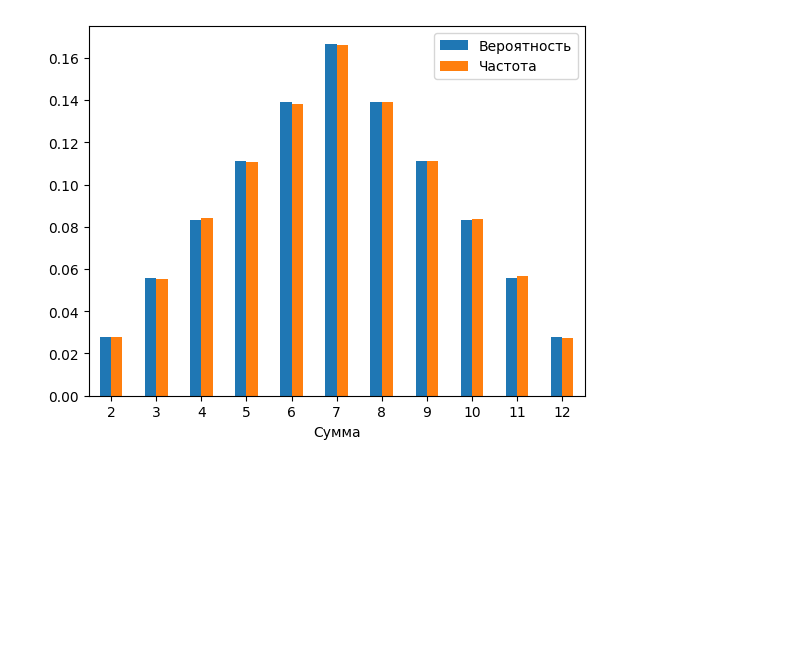
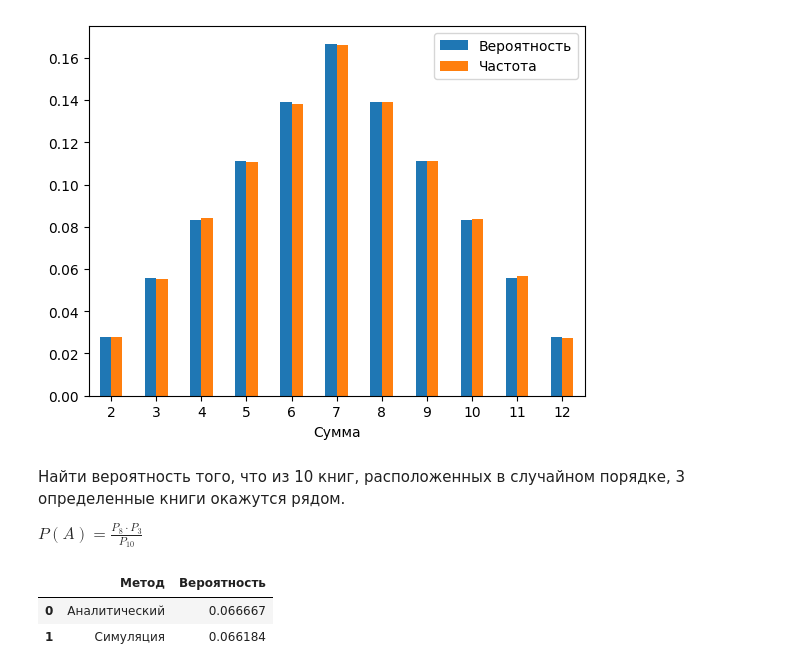
Before and after one commit to atrepalin/Probability-Threory-RSREU, a Jupyter notebook: tasks.ipynb, the cells around one changed output. Drawn from its saved outputs; the diff is of its cells as text; code cells hidden in the pictures; blank space fills up the shorter version.

```diff
--- a/tasks.ipynb
+++ b/tasks.ipynb
@@ -375,3 +375,62 @@ df[["Вероятность", "Частота"]].plot.bar(rot=0);
 | 11 | 0.055556 | 0.05652 | 0.000964 |
 | 12 | 0.027778 | 0.02749 | 0.000288 |
 [figure]
+# %% [markdown]
+Найти вероятность того, что из 10 книг, расположенных в случайном порядке, 3 определенные книги окажутся рядом.
+
+$P(A) = \frac{P_8 \cdot P_3}{P_{10}}$
+# %%
+import numpy as np
+import scipy.special as sc
+import plotly.graph_objs as go
+import random
+
+books = ["A", "B", "C"] + [f"X{i}" for i in range(1, 8)]
+
+N_values = np.array(range(10, 10001, 50))
+P_A_values = []
+
+for N in N_values:
+    N_A = 0
+
+    for _ in range(N):
+        random.shuffle(books)
+
+        for i in range(10 - 3 + 1):
+            window = books[i : i + 3]
+            if set(window) == {"A", "B", "C"}:
+                break
+        else:
+            continue
+
+        N_A += 1
+
+    P_A_values.append(N_A / N)
+
+theoretical = sc.factorial(8) * sc.factorial(3) / sc.factorial(10)
+
+fig = go.Figure([go.Scatter(x=N_values, y=P_A_values)])
+fig.add_shape(
+    type="line",
+    x0=0,
+    y0=theoretical,
+    x1=N_values[-1],
+    y1=theoretical,
+    line=dict(color="red", width=2),
+)
+
+fig.update_layout(xaxis_title="N", yaxis_title="P(A)")
+fig.show()
+
+df = pd.DataFrame(
+    {
+        "Метод": ["Аналитический", "Симуляция"],
+        "Вероятность": [theoretical, np.mean(P_A_values)],
+    }
+)
+
+df
+# %% [output]
+|  | Метод | Вероятность |
+| 0 | Аналитический | 0.066667 |
+| 1 | Симуляция | 0.066184 |
```
